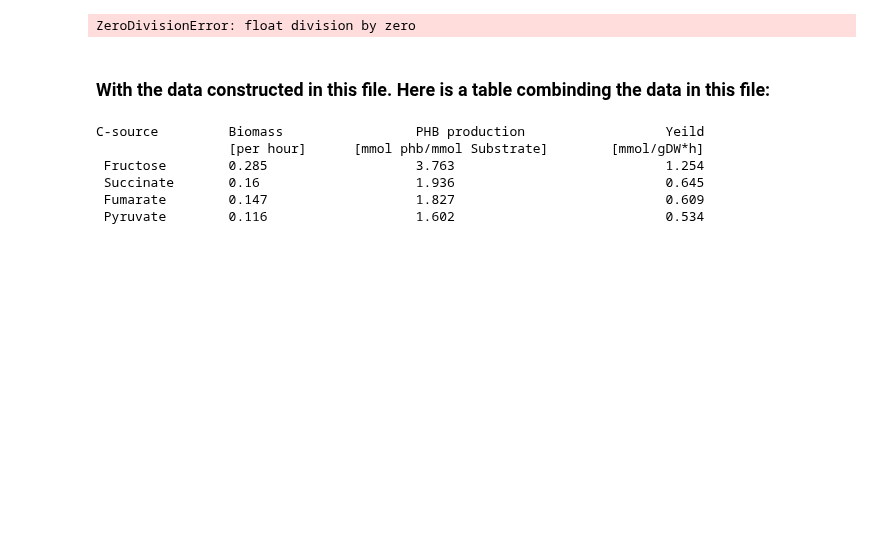
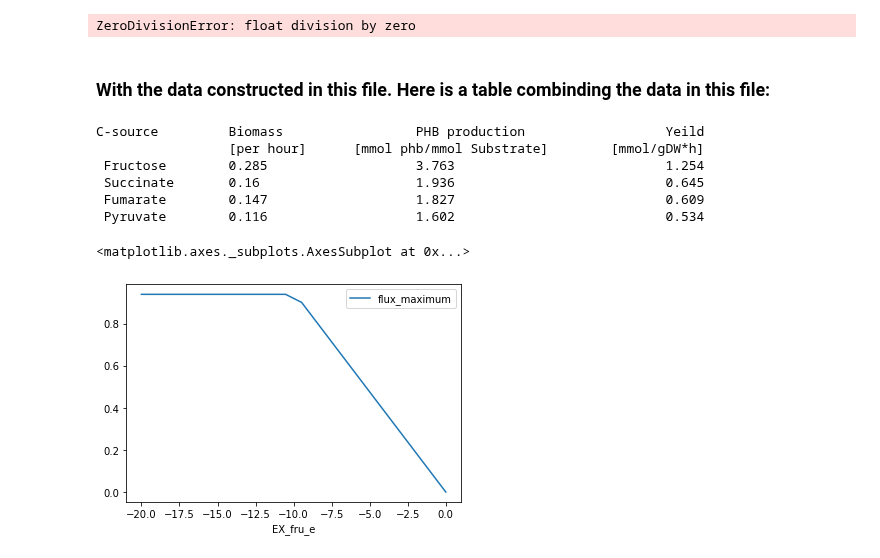
Before and after one commit to 27410/group-assignment-2021-group_2_pha-production, a Jupyter notebook: projects/Medium.ipynb, the cells around one changed output. Saved outputs shown, nothing was run; the diff lists cells and outputs as text; code cells hidden in the pictures; blank space fills up the shorter version.

```diff
--- a/projects/Medium.ipynb
+++ b/projects/Medium.ipynb
@@ -446,3 +479,17 @@ C-source         Biomass                 PHB production                  Yeild
  Succinate       0.16                    1.936                           0.645
  Fumarate        0.147                   1.827                           0.609
  Pyruvate        0.116                   1.602                           0.534
+# %%
+with model:
+    medium = model.medium
+    medium['EX_fru_e'] = 100
+    model.medium = medium
+
+    ppp_succ = production_envelope(model,
+                    reactions=[model.reactions.EX_fru_e],
+                    objective=model.reactions.EX_BIOMASS_c)
+# %%
+ppp_succ.plot(x='EX_fru_e', y='flux_maximum')
+# %% [output]
+<matplotlib.axes._subplots.AxesSubplot at 0x...>
+[figure, added]
```
Also changed, not shown: parts of 9 cells of this notebook.
